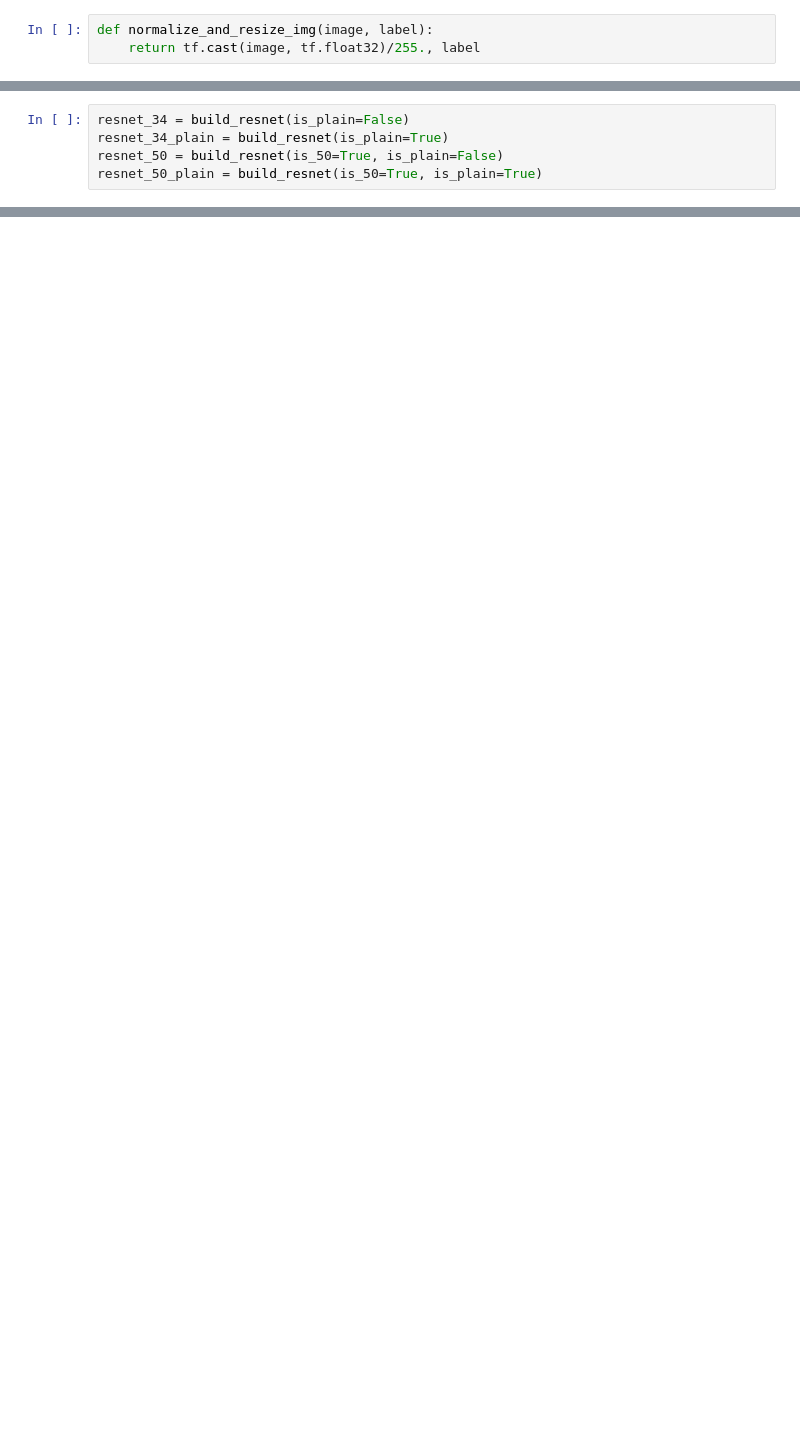
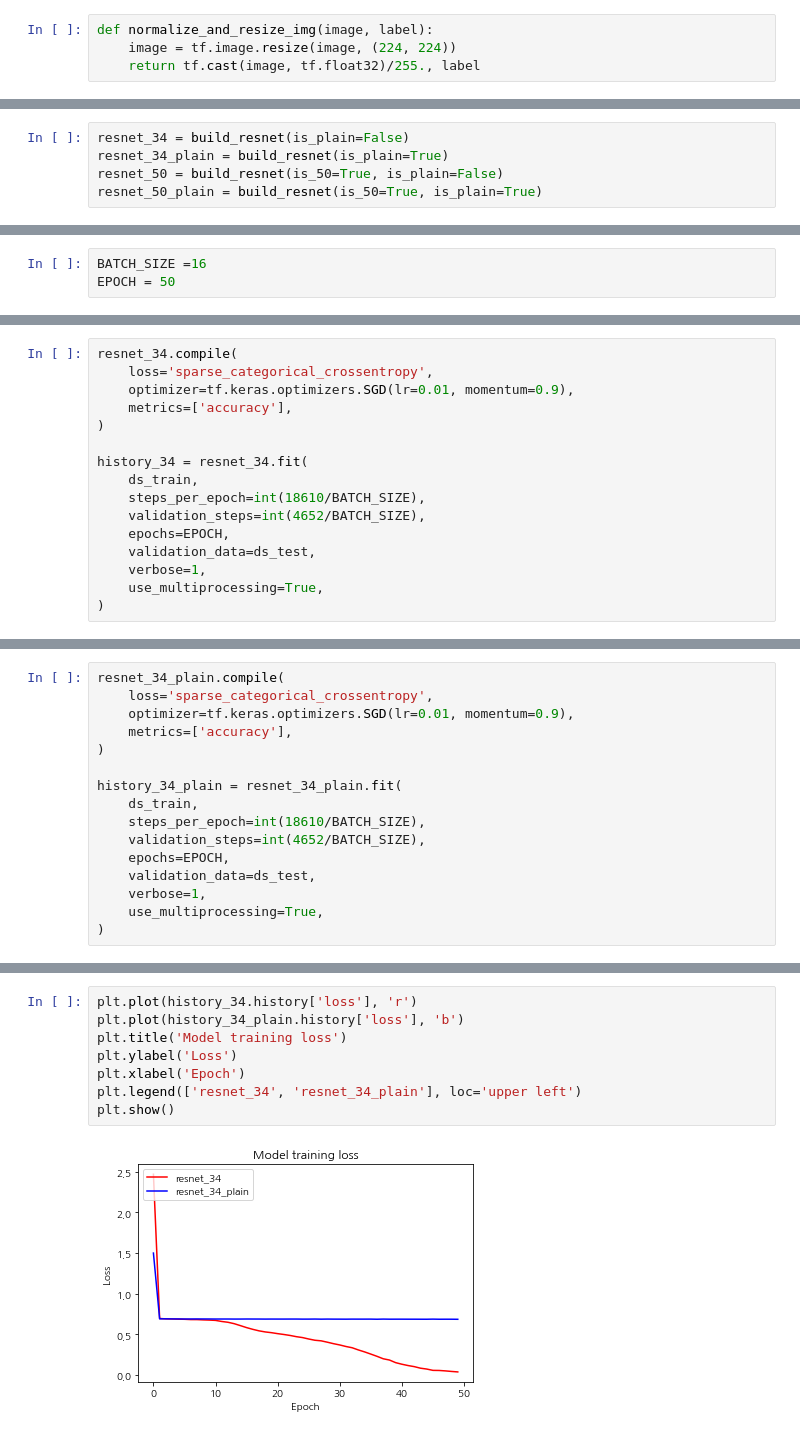
Before and after one commit to benestump/Aiffel, a Jupyter notebook: Going_Deeper(CV)/01_ResNet_Ablation_Study/G1_ResNet_Ablation_study.ipynb, the cells around one changed output, grey strips where cells are left out. Saved outputs shown, nothing was run; the diff lists cells and outputs as text; blank space fills up the shorter version.

```diff
--- a/Going_Deeper(CV)/01_ResNet_Ablation_Study/G1_ResNet_Ablation_study.ipynb
+++ b/Going_Deeper(CV)/01_ResNet_Ablation_Study/G1_ResNet_Ablation_study.ipynb
@@ -38,5 +42,6 @@ tf.Tensor(10000, shape=(), dtype=int64)
 # %%
 def normalize_and_resize_img(image, label):
+    image = tf.image.resize(image, (224, 224))
     return tf.cast(image, tf.float32)/255., label
 # %%
 def apply_normalize_on_dataset(ds, is_test=False, batch_size=16):
@@ -341,2 +337,5 @@ Trainable params: 20,774,666
 Non-trainable params: 45,440
 _________________________________________________________________
+# %%
+BATCH_SIZE =16
+EPOCH = 50
@@ -342,0 +360,16 @@ _________________________________________________________________
+# %%
+resnet_34.compile(
+    loss='sparse_categorical_crossentropy',
+    optimizer=tf.keras.optimizers.SGD(lr=0.01, momentum=0.9),
+    metrics=['accuracy'],
+)
+
+history_34 = resnet_34.fit(
+    ds_train,
+    steps_per_epoch=int(18610/BATCH_SIZE),
+    validation_steps=int(4652/BATCH_SIZE),
+    epochs=EPOCH,
+    validation_data=ds_test,
+    verbose=1,
+    use_multiprocessing=True,
+)
@@ -342,0 +396,16 @@ _________________________________________________________________
+# %%
+resnet_34_plain.compile(
+    loss='sparse_categorical_crossentropy',
+    optimizer=tf.keras.optimizers.SGD(lr=0.01, momentum=0.9),
+    metrics=['accuracy'],
+)
+
+history_34_plain = resnet_34_plain.fit(
+    ds_train,
+    steps_per_epoch=int(18610/BATCH_SIZE),
+    validation_steps=int(4652/BATCH_SIZE),
+    epochs=EPOCH,
+    validation_data=ds_test,
+    verbose=1,
+    use_multiprocessing=True,
+)
@@ -342,0 +502,10 @@ _________________________________________________________________
+# %%
+plt.plot(history_34.history['loss'], 'r')
+plt.plot(history_34_plain.history['loss'], 'b')
+plt.title('Model training loss')
+plt.ylabel('Loss')
+plt.xlabel('Epoch')
+plt.legend(['resnet_34', 'resnet_34_plain'], loc='upper left')
+plt.show()
+# %% [output]
+[figure, added]
```
Also changed, not shown: parts of 20 cells of this notebook.
